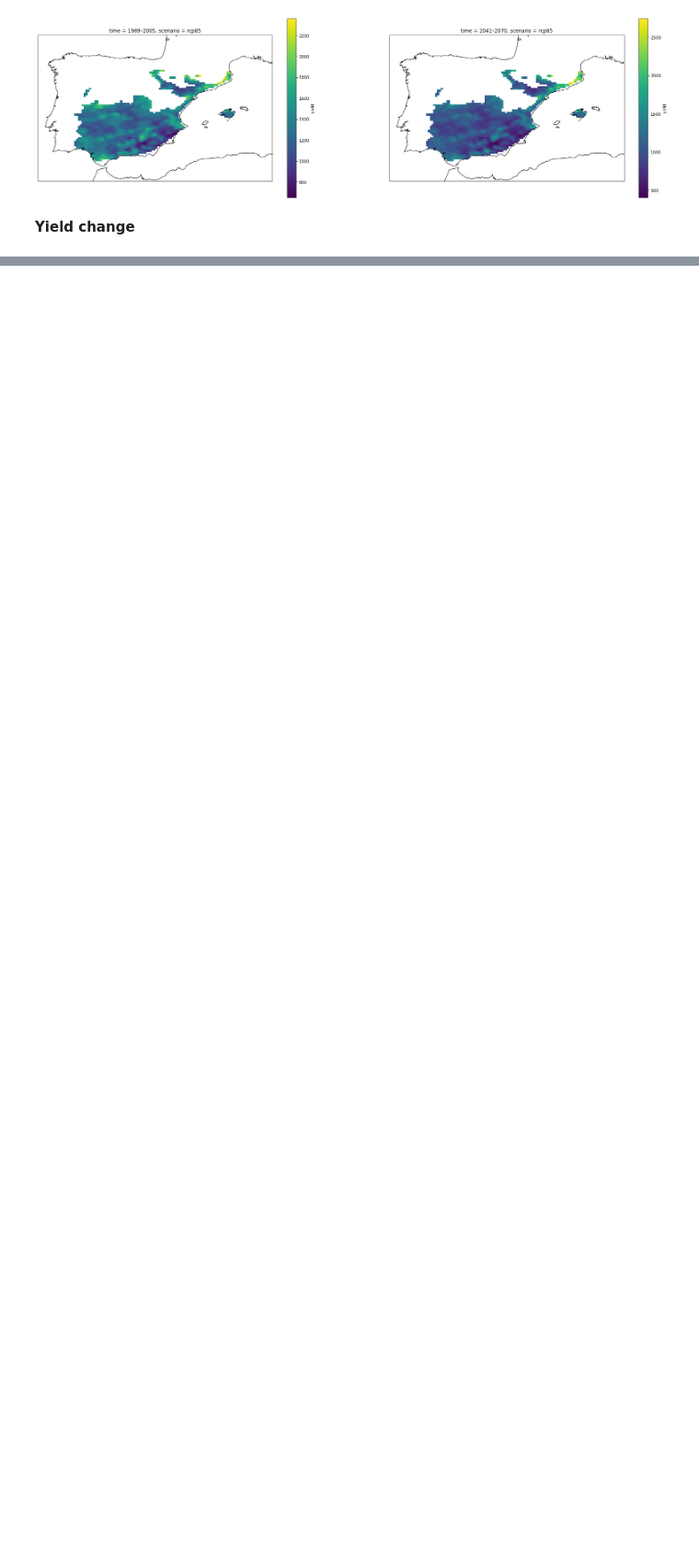
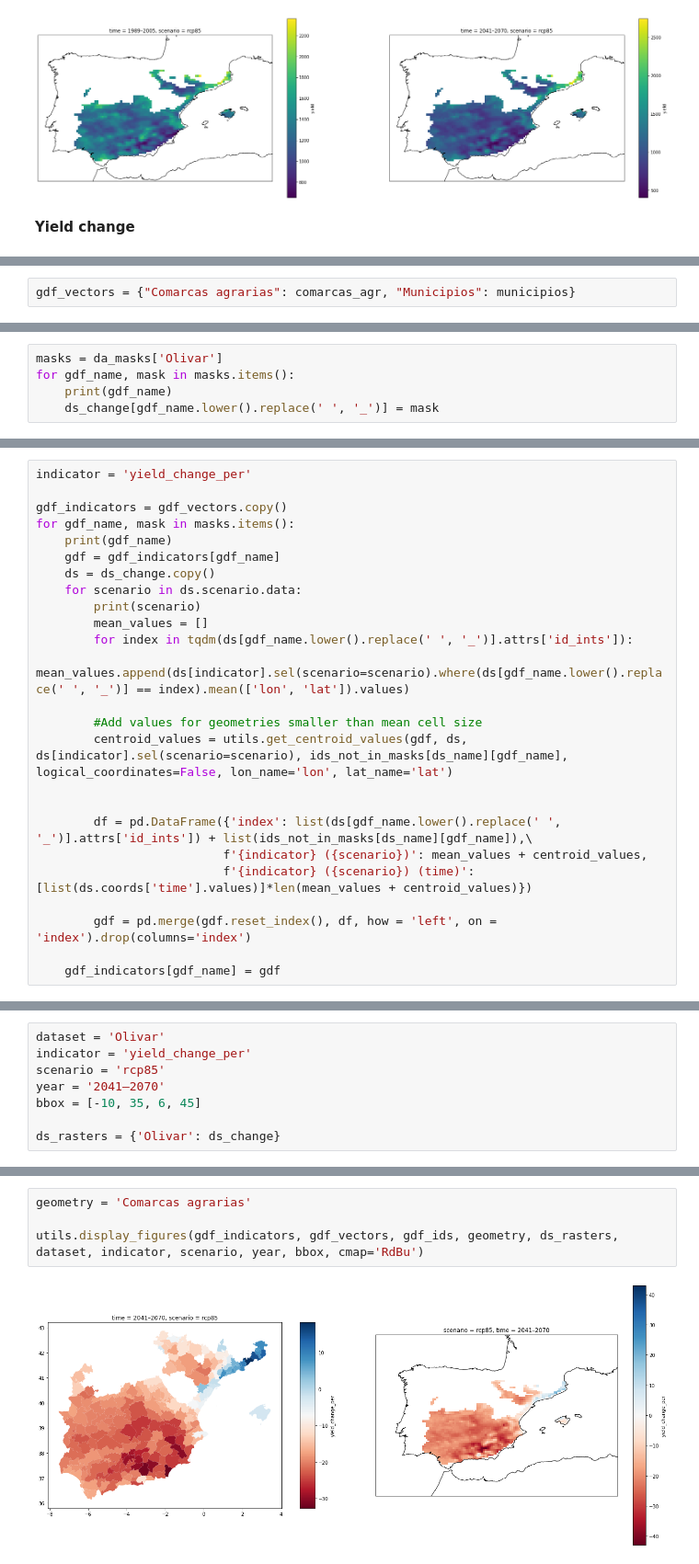
Before and after one commit to Vizzuality/ecf-agricultural-climate-impact, a Jupyter notebook: data/notebooks/Lab/09_Datos_Olivar.ipynb, the cells around one changed output, grey strips where cells are left out. Shown at 92% size. Cells and saved outputs as stored; diff of their text form; blank space fills up the shorter version.

Commit message:
Zonal statistics olivar

```diff
--- a/data/notebooks/Lab/09_Datos_Olivar.ipynb
+++ b/data/notebooks/Lab/09_Datos_Olivar.ipynb
@@ -536,0 +486,2 @@ ax2.set_xlim([-10,6]);
+# %%
+gdf_vectors = {"Comarcas agrarias": comarcas_agr, "Municipios": municipios}
@@ -536,0 +522,5 @@ ax2.set_xlim([-10,6]);
+# %%
+masks = da_masks['Olivar']
+for gdf_name, mask in masks.items():
+    print(gdf_name)
+    ds_change[gdf_name.lower().replace(' ', '_')] = mask
@@ -536,0 +551,25 @@ ax2.set_xlim([-10,6]);
+# %%
+indicator = 'yield_change_per'
+
+gdf_indicators = gdf_vectors.copy()
+for gdf_name, mask in masks.items():
+    print(gdf_name)
+    gdf = gdf_indicators[gdf_name]
+    ds = ds_change.copy()
+    for scenario in ds.scenario.data:
+        print(scenario)
+        mean_values = []
+        for index in tqdm(ds[gdf_name.lower().replace(' ', '_')].attrs['id_ints']):
+            mean_values.append(ds[indicator].sel(scenario=scenario).where(ds[gdf_name.lower().replace(' ', '_')] == index).mean(['lon', 'lat']).values)
+
+        #Add values for geometries smaller than mean cell size
+        centroid_values = utils.get_centroid_values(gdf, ds, ds[indicator].sel(scenario=scenario), ids_not_in_masks[ds_name][gdf_name], logical_coordinates=False, lon_name='lon', lat_name='lat')
+
+
+        df = pd.DataFrame({'index': list(ds[gdf_name.lower().replace(' ', '_')].attrs['id_ints']) + list(ids_not_in_masks[ds_name][gdf_name]),\
+                          f'{indicator} ({scenario})': mean_values + centroid_values,
+                          f'{indicator} ({scenario}) (time)': [list(ds.coords['time'].values)]*len(mean_values + centroid_values)})
+
+        gdf = pd.merge(gdf.reset_index(), df, how = 'left', on = 'index').drop(columns='index')
+
+    gdf_indicators[gdf_name] = gdf
@@ -536,0 +714,8 @@ ax2.set_xlim([-10,6]);
+# %%
+dataset = 'Olivar'
+indicator = 'yield_change_per'
+scenario = 'rcp85'
+year = '2041–2070'
+bbox = [-10, 35, 6, 45]
+
+ds_rasters = {'Olivar': ds_change}
@@ -536,0 +724,6 @@ ax2.set_xlim([-10,6]);
+# %%
+geometry = 'Comarcas agrarias'
+
+utils.display_figures(gdf_indicators, gdf_vectors, gdf_ids, geometry, ds_rasters, dataset, indicator, scenario, year, bbox, cmap='RdBu')
+# %% [output]
+[figure, added]
```
Also changed, not shown: parts of 31 cells of this notebook, 2 other files.
